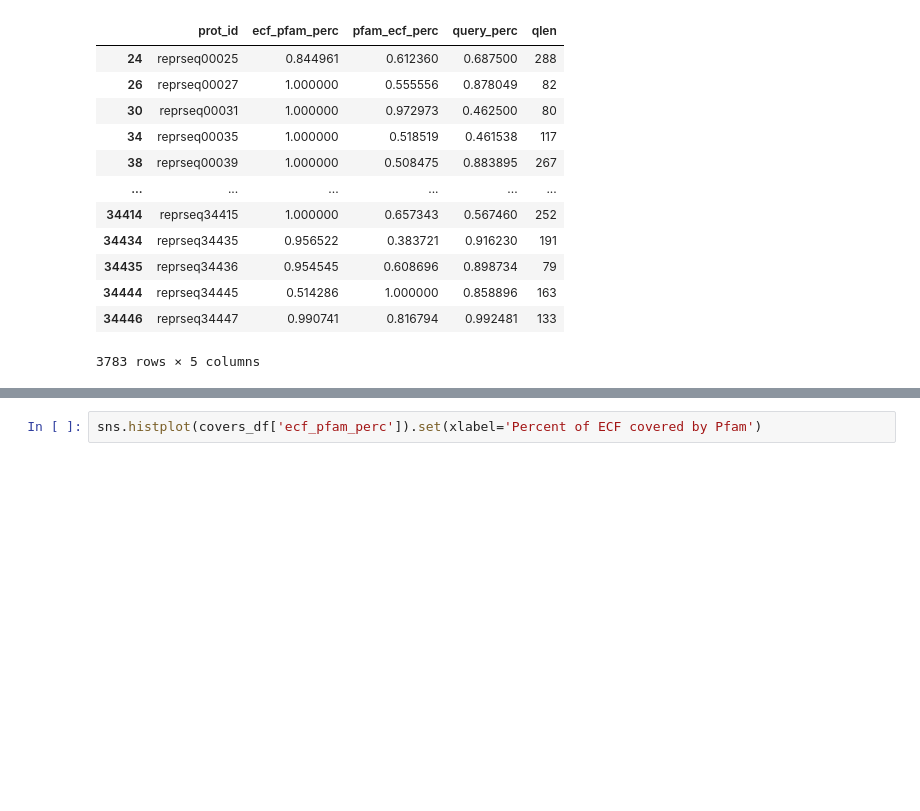
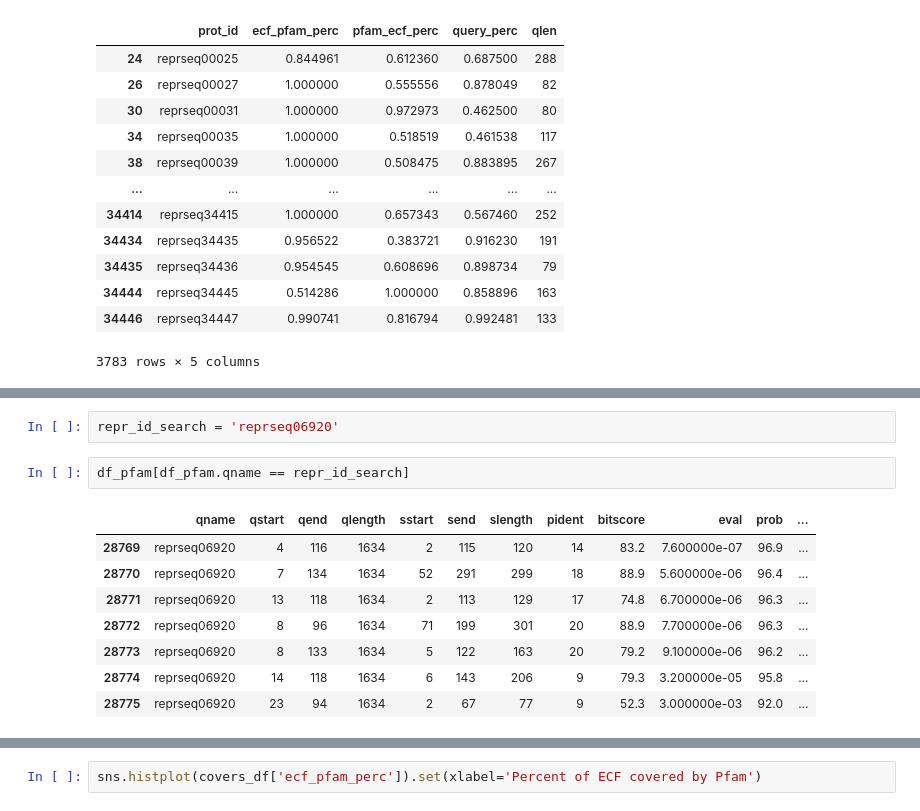
Before and after one commit to bioinf-mcb/phage-protein-modularity-data, a Jupyter notebook: pipeline/ECF-vs-Pfam.ipynb, the cells around one changed output, grey strips where cells are left out. Drawn from its saved outputs; the diff is of its cells as text; blank space fills up the shorter version.

```diff
--- a/pipeline/ECF-vs-Pfam.ipynb
+++ b/pipeline/ECF-vs-Pfam.ipynb
@@ -198,0 +218,13 @@ covers_df
+# %%
+repr_id_search = 'reprseq06920'
+# %%
+df_pfam[df_pfam.qname == repr_id_search]
+# %% [output]
+|  | qname | qstart | qend | qlength | sstart | send | slength | pident | bitscore | eval | prob | ... |
+| 28769 | reprseq06920 | 4 | 116 | 1634 | 2 | 115 | 120 | 14 | 83.2 | 7.600000e-07 | 96.9 | ... |
+| 28770 | reprseq06920 | 7 | 134 | 1634 | 52 | 291 | 299 | 18 | 88.9 | 5.600000e-06 | 96.4 | ... |
+| 28771 | reprseq06920 | 13 | 118 | 1634 | 2 | 113 | 129 | 17 | 74.8 | 6.700000e-06 | 96.3 | ... |
+| 28772 | reprseq06920 | 8 | 96 | 1634 | 71 | 199 | 301 | 20 | 88.9 | 7.700000e-06 | 96.3 | ... |
+| 28773 | reprseq06920 | 8 | 133 | 1634 | 5 | 122 | 163 | 20 | 79.2 | 9.100000e-06 | 96.2 | ... |
+| 28774 | reprseq06920 | 14 | 118 | 1634 | 6 | 143 | 206 | 9 | 79.3 | 3.200000e-05 | 95.8 | ... |
+| 28775 | reprseq06920 | 23 | 94 | 1634 | 2 | 67 | 77 | 9 | 52.3 | 3.000000e-03 | 92.0 | ... |
```
Also changed, not shown: parts of 4 cells of this notebook, 7 other files.
